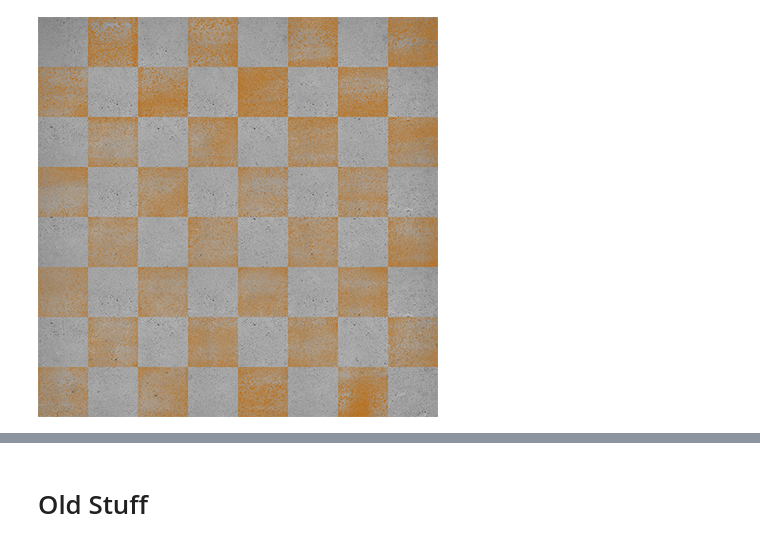
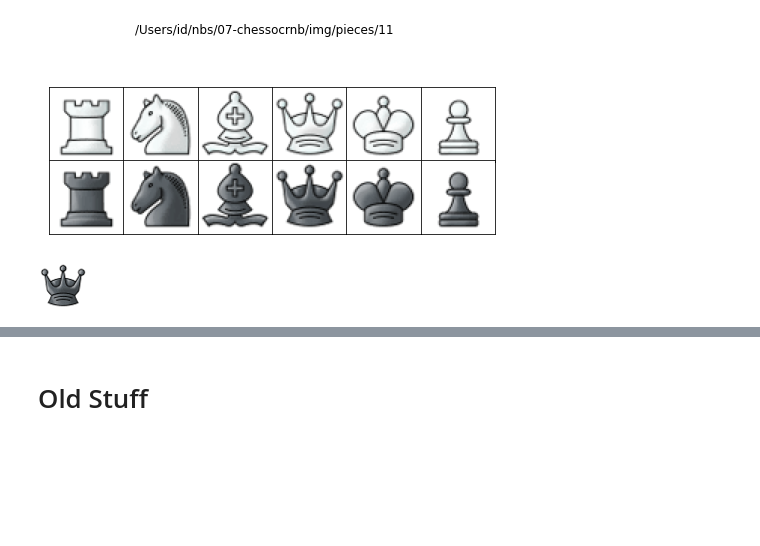
Before and after one commit to idrisr/chessocrnb, a Jupyter notebook: nbs/06-training-data.ipynb, the cells around one changed output, grey strips where cells are left out. Saved outputs shown, nothing was run; the diff lists cells and outputs as text; code cells hidden in the pictures; blank space fills up the shorter version.

```diff
--- a/nbs/06-training-data.ipynb
+++ b/nbs/06-training-data.ipynb
@@ -37,0 +139,7 @@ class PieceSet:
+# %%
+idx = random.randint(0, len(piece_dirs)-1)
+PieceSet(piece_dirs[idx])
+PieceSet(piece_dirs[idx]).bq
+# %% [output]
+[figure, added]
+[figure, added]
@@ -48,4 +162,0 @@ b = Board(Image.open(boards[10]))
-# %%
-b.img
-# %% [output]
-[figure, removed]
```
Also changed, not shown: parts of 26 cells of this notebook, 5 other files.
